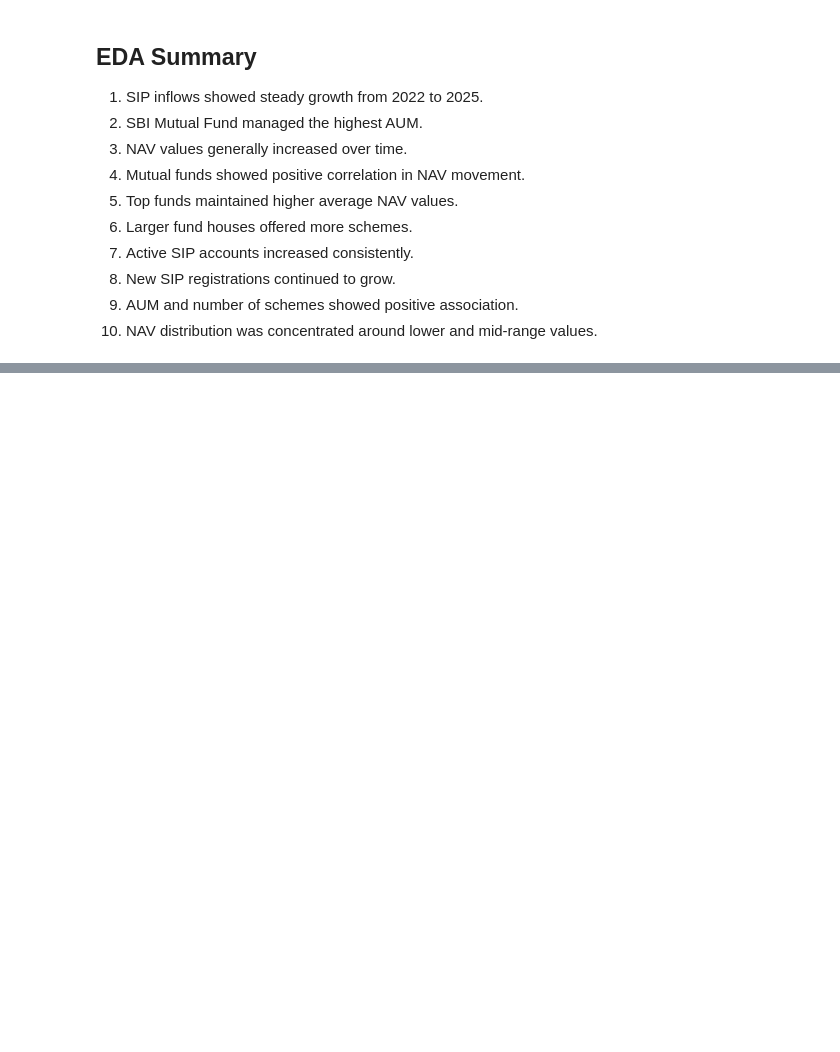
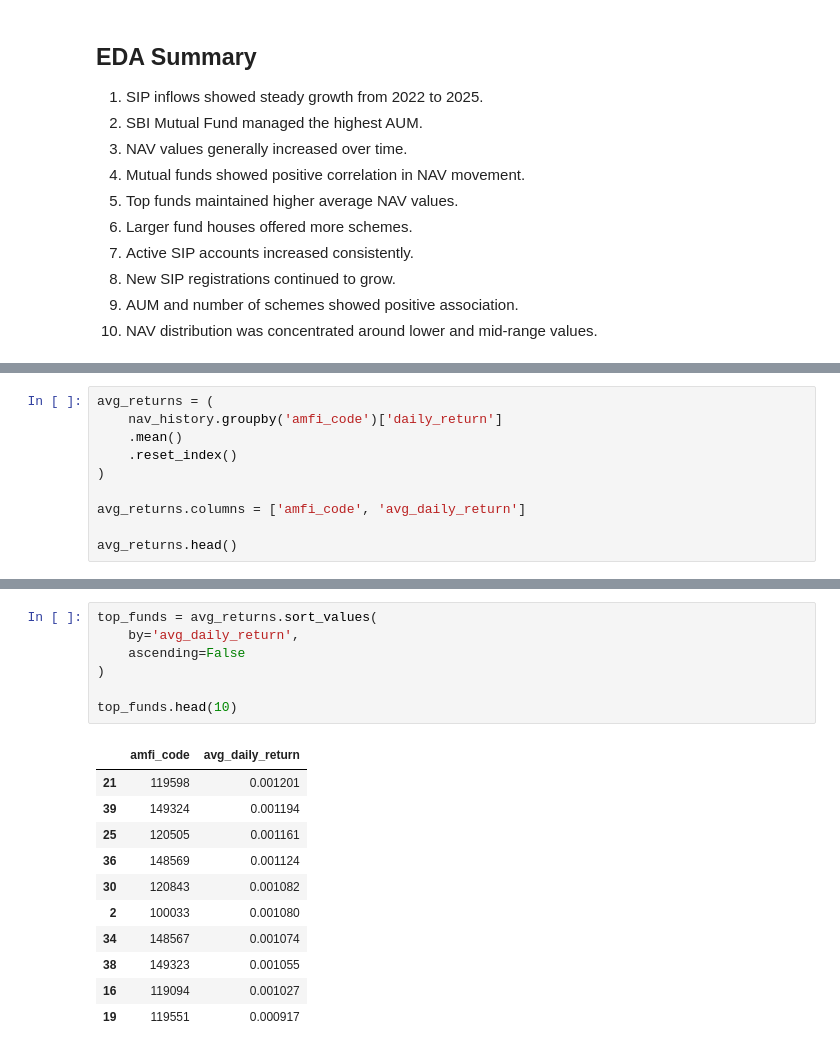
Before and after one commit to swamymanikanta567-ops/bluestack-mf-capstone, a Jupyter notebook: notebooks/eda_analysis.ipynb, the cells around one changed output, grey strips where cells are left out. Saved outputs shown, nothing was run; the diff lists cells and outputs as text; blank space fills up the shorter version.

```diff
--- a/notebooks/eda_analysis.ipynb
+++ b/notebooks/eda_analysis.ipynb
@@ -360,0 +413,10 @@ plt.show()
+# %%
+avg_returns = (
+    nav_history.groupby('amfi_code')['daily_return']
+    .mean()
+    .reset_index()
+)
+
+avg_returns.columns = ['amfi_code', 'avg_daily_return']
+
+avg_returns.head()
@@ -360,0 +430,19 @@ plt.show()
+# %%
+top_funds = avg_returns.sort_values(
+    by='avg_daily_return',
+    ascending=False
+)
+
+top_funds.head(10)
+# %% [output]
+|  | amfi_code | avg_daily_return |
+| 21 | 119598 | 0.001201 |
+| 39 | 149324 | 0.001194 |
+| 25 | 120505 | 0.001161 |
+| 36 | 148569 | 0.001124 |
+| 30 | 120843 | 0.001082 |
+| 2 | 100033 | 0.001080 |
+| 34 | 148567 | 0.001074 |
+| 38 | 149323 | 0.001055 |
+| 16 | 119094 | 0.001027 |
+| 19 | 119551 | 0.000917 |
```
Also changed, not shown: parts of 22 cells of this notebook, 4 other files.
